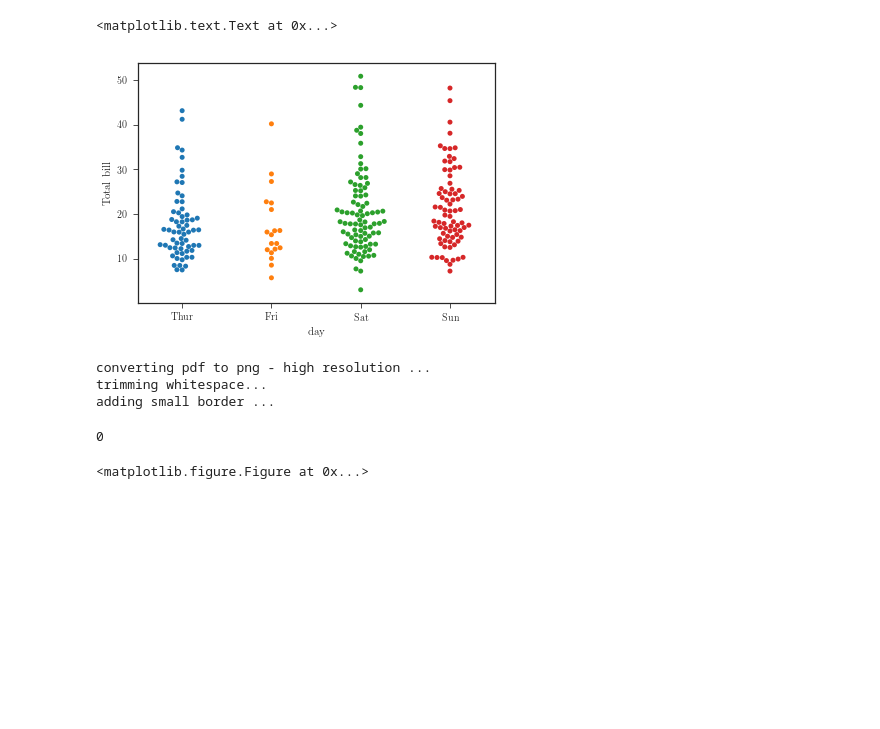
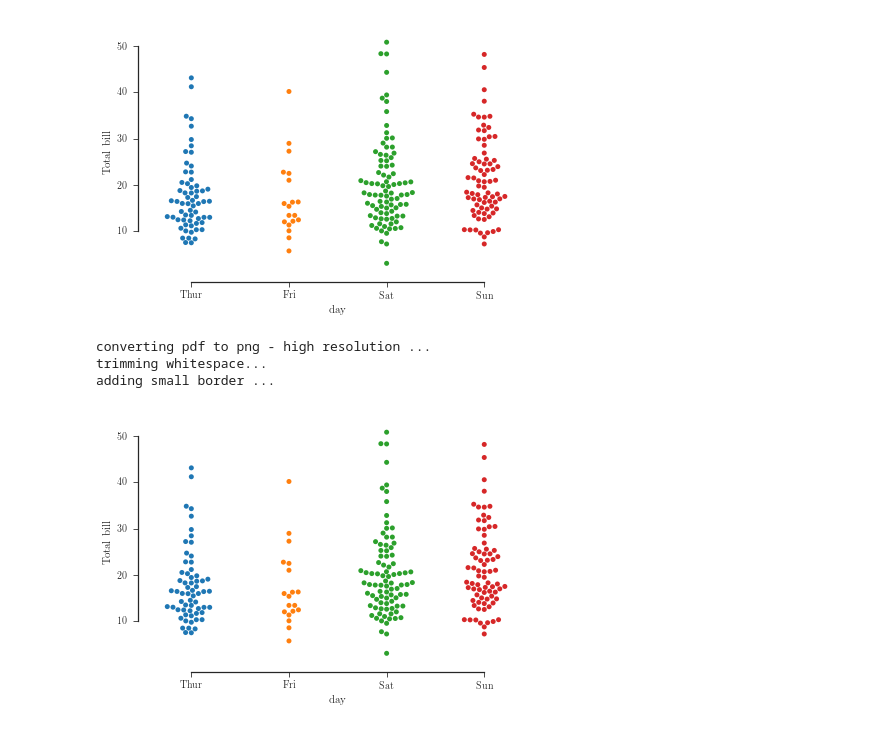
Before and after one commit to satyanarayan-rao/Hail-Python, a Jupyter notebook: high-resolution-figures/Data_analyzer.ipynb, the cells around one changed output. Saved outputs shown, nothing was run; the diff lists cells and outputs as text; code cells hidden in the pictures; blank space fills up the shorter version.

Commit message:
fixed the figure

```diff
--- a/high-resolution-figures/Data_analyzer.ipynb
+++ b/high-resolution-figures/Data_analyzer.ipynb
@@ -63,30 +63,29 @@ iris = sns.load_dataset("iris")
 set_style()
 fig_swarmplt = sns.swarmplot(x="day", y="total_bill", data=tips);
 fig_swarmplt.set_ylabel("Total bill")
+sns.despine(trim=True, offset=5)
+fig_swarmplt.figure.tight_layout()
 # %% [output]
-<matplotlib.text.Text at 0x...>
-[figure, old version]
+[figure, new version]
 # %%
 
-sns.despine(trim=True, offset=5)
-fig_swarmplt.figure.tight_layout()
 #dist_plt_relKa.figure.savefig("./figures/relKa_unmethylated_train.eps", format='eps', dpi=600)
 #dist_plt_relKa.figure.savefig("./figures/relKa_unmethylated_train.pdf")
 fig_swarmplt.figure.savefig("./figures/swmplt.pdf")
 print("converting pdf to png - high resolution ...")
 command_str = " ".join(["pdftoppm",  "./figures/swmplt.pdf", "out", "-png", "-f 1", "-r", str(300)])
 os.system(command_str)
 print("trimming whitespace...")
 command_str = " ".join(["convert", "out-1.png", "-trim", "out-trimmed.png"])
 os.system(command_str)
 print("adding small border ...")
 command_str = " ".join(["convert", "-bordercolor", "white",
                         "-border", str(10),
                         "out-trimmed.png", "./figures/swmplt.png"])
 os.system(command_str)
+fig_swarmplt.figure
 # %% [output]
 converting pdf to png - high resolution ...
 trimming whitespace...
 adding small border ...
-0
-<matplotlib.figure.Figure at 0x...>
+[figure, added]
```
Also changed, not shown: 2 other files.
